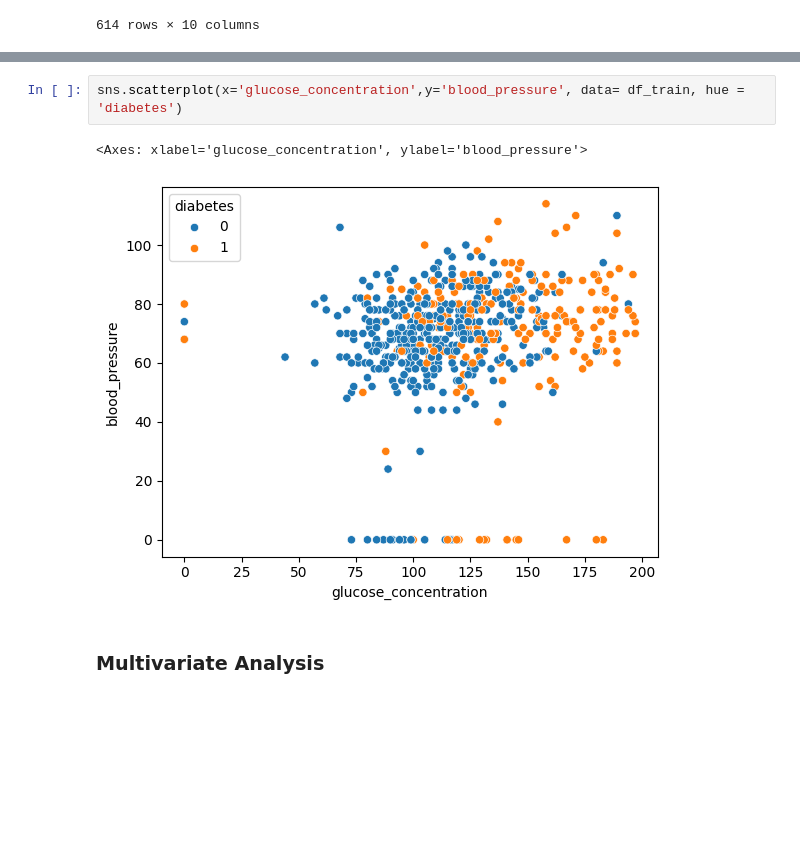
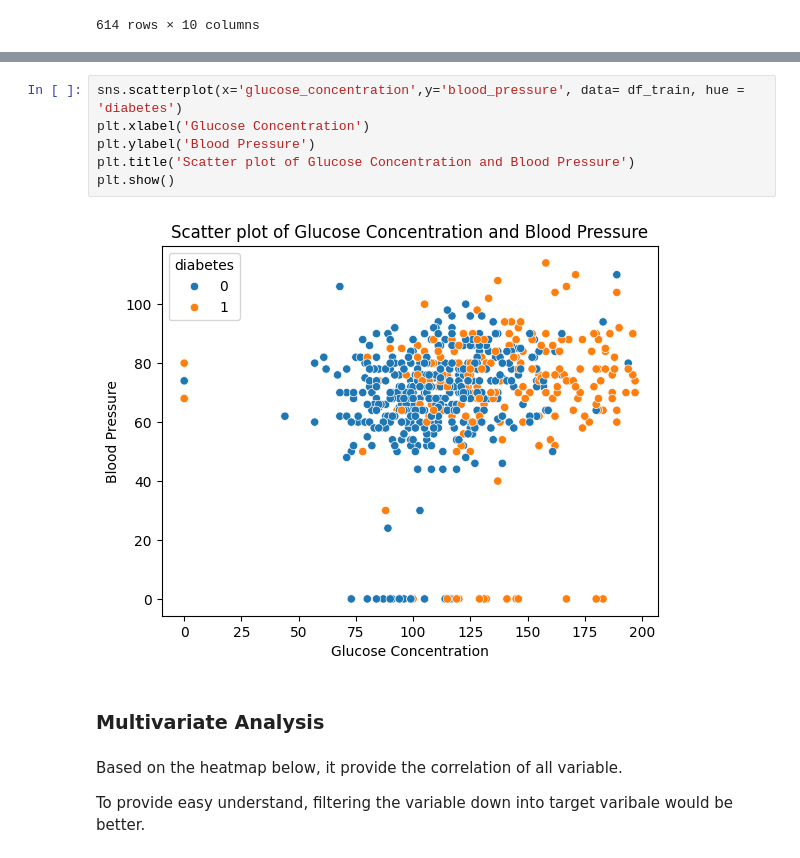
Before and after one commit to besideme95/Mini_Project, a Jupyter notebook: Talentlabs Exercise/Predictive Analytics Classification Diabetic.ipynb, the cells around one changed output, grey strips where cells are left out. Cells and saved outputs as stored; diff of their text form; blank space fills up the shorter version.

```diff
--- a/Talentlabs Exercise/Predictive Analytics Classification Diabetic.ipynb
+++ b/Talentlabs Exercise/Predictive Analytics Classification Diabetic.ipynb
@@ -251,7 +281,14 @@ plt.show()
 # %%
 sns.scatterplot(x='glucose_concentration',y='blood_pressure', data= df_train, hue = 'diabetes')
+plt.xlabel('Glucose Concentration')
+plt.ylabel('Blood Pressure')
+plt.title('Scatter plot of Glucose Concentration and Blood Pressure')
+plt.show()
 # %% [output]
-<Axes: xlabel='glucose_concentration', ylabel='blood_pressure'>
-[figure, old version]
+[figure, new version]
 # %% [markdown]
 ### Multivariate Analysis
+# %% [markdown]
+Based on the heatmap below, it provide the correlation of all variable.
+
+To provide easy understand, filtering the variable down into target varibale would be better.
```
Also changed, not shown: parts of 47 cells of this notebook.
